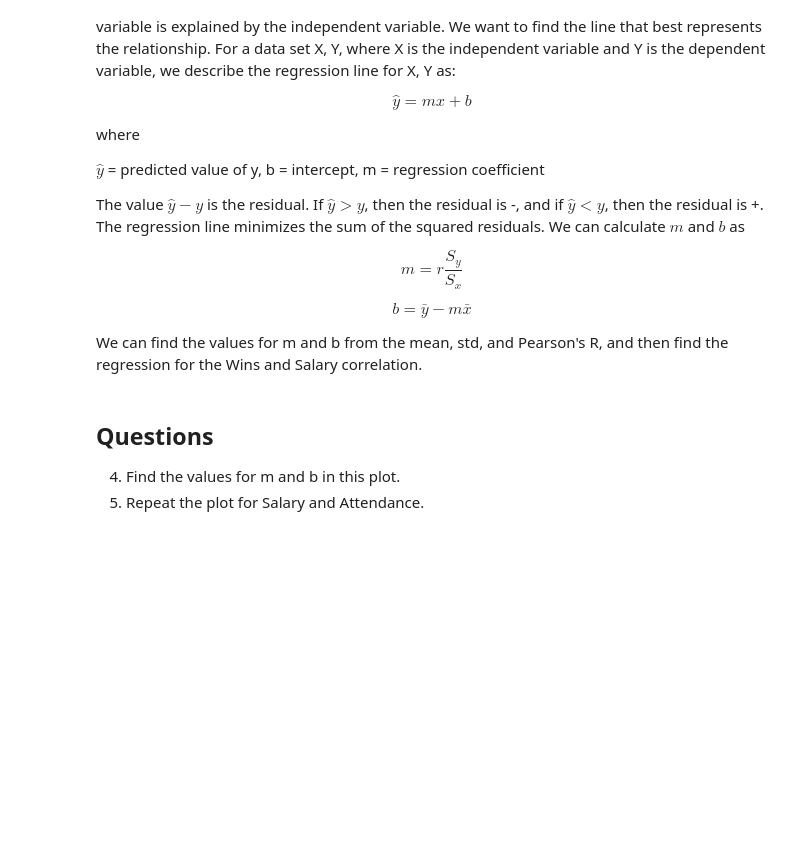
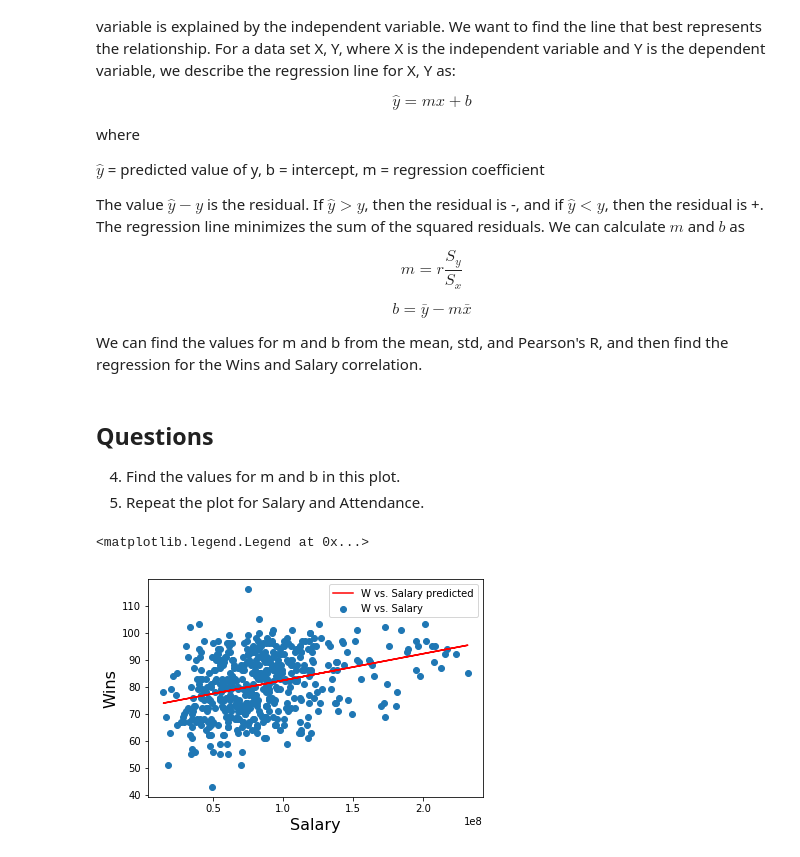
Before and after one commit to michaelmdresser/csci4831-sabermetrics, a Jupyter notebook: Lecture12AlexRodriguez.ipynb, the cells around one changed output. Drawn from its saved outputs; the diff is of its cells as text; code cells hidden in the pictures; blank space fills up the shorter version.

```diff
--- a/Lecture12AlexRodriguez.ipynb
+++ b/Lecture12AlexRodriguez.ipynb
@@ -257,14 +283,19 @@ We can find the values for m and b from the mean, std, and Pearson's R, and then
 4. Find the values for m and b in this plot.
 5. Repeat the plot for Salary and Attendance.
 # %%
-
-m =
-b =
-y = m * teamWinsSalaries['salary'].copy() + b
-x = teamWinsSalaries['salary'].copy()
+import scipy.stats as stats
+slope, intercept, r, p, stderr = stats.linregress(teamsWinsSalaries["salary"],
+                                                  teamsWinsSalaries["W"])
+m = slope
+b = intercept
+y = m * teamsWinsSalaries['salary'].copy() + b
+x = teamsWinsSalaries['salary'].copy()
 fig, ax = plt.subplots()
-scatter = ax.scatter(x,teamWinsSalaries['salary'],marker='o',label="W vs. Salary")
+scatter = ax.scatter(teamsWinsSalaries["salary"],teamsWinsSalaries["W"],marker='o',label="W vs. Salary")
 line = ax.plot(x,y, color='red',label="W vs. Salary predicted")
 ax.set_xlabel("Salary", fontsize=16)
 ax.set_ylabel("Wins", fontsize=16)
 plt.legend()
+# %% [output]
+<matplotlib.legend.Legend at 0x...>
+[figure, added]
```
Also changed, not shown: parts of 7 cells of this notebook, 10 other files.
